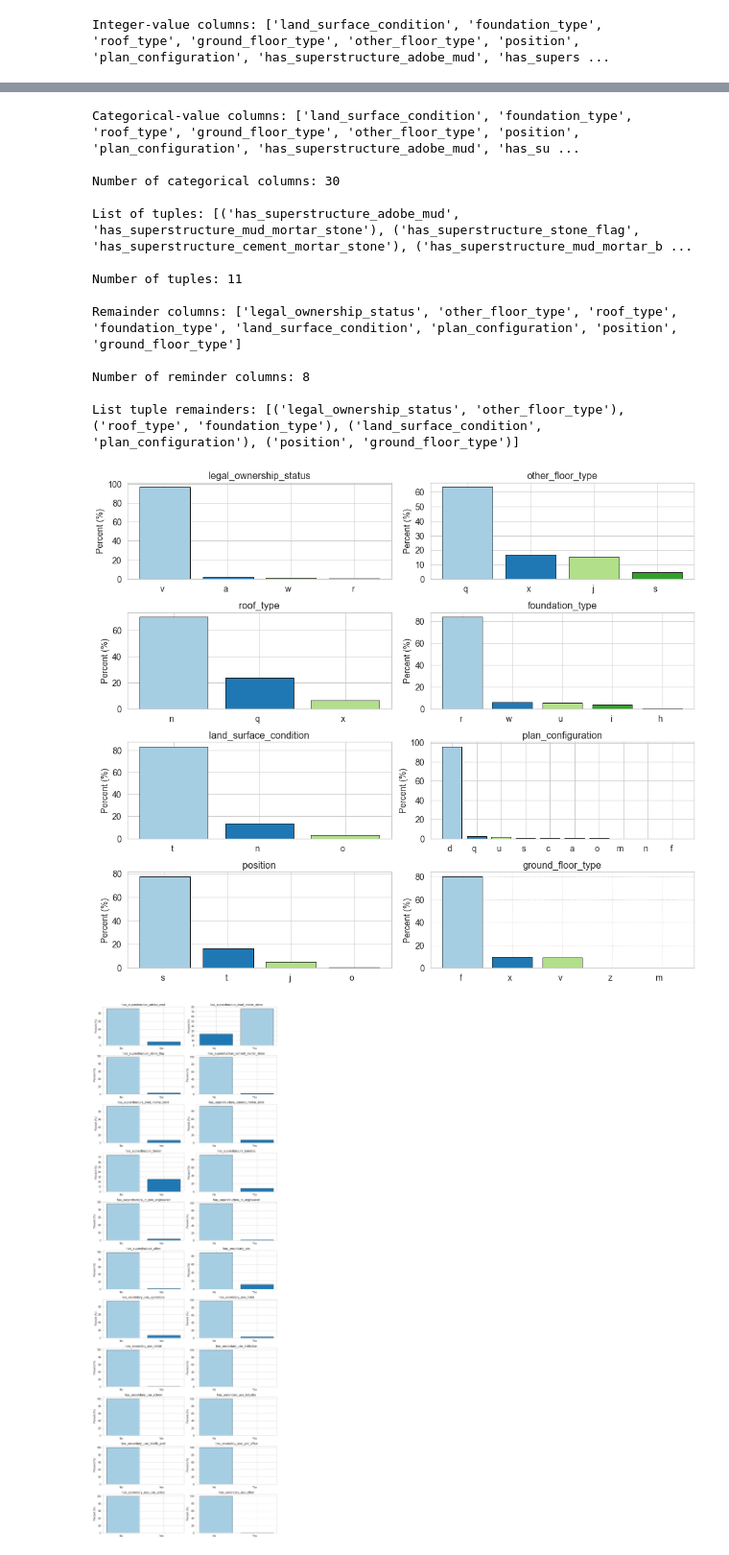
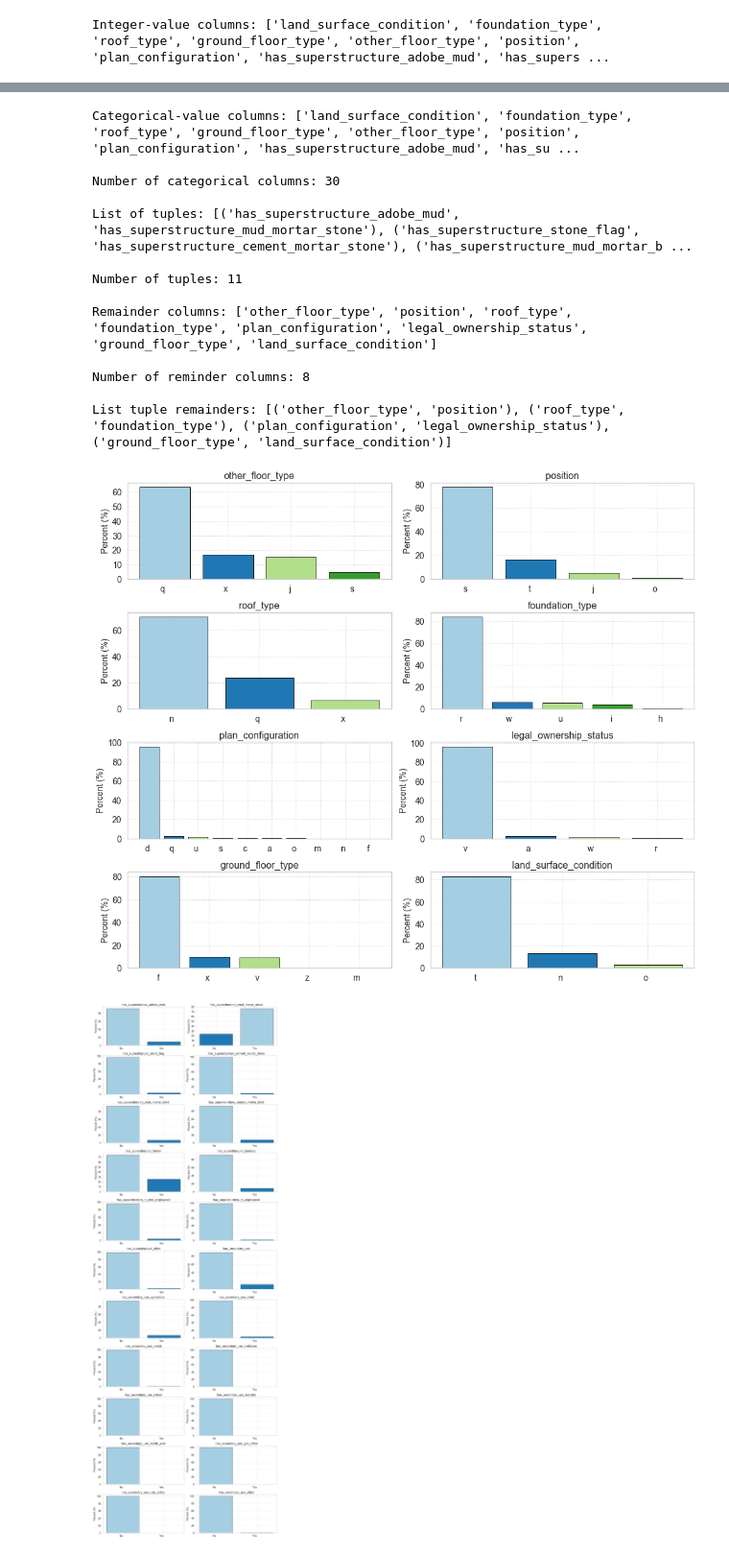
Before and after one commit to capac/scikit-learn-exercises, a Jupyter notebook: modeling-earthquake-damage.ipynb, the cells around one changed output, grey strips where cells are left out. Shown at 96% size. Drawn from its saved outputs; the diff is of its cells as text; code cells hidden in the pictures.

```diff
--- a/modeling-earthquake-damage.ipynb
+++ b/modeling-earthquake-damage.ipynb
@@ -150,13 +151,14 @@ print(f'Integer-value columns: {list(cat_attrib)}')
 # %% [output]
 Integer-value columns: ['land_surface_condition', 'foundation_type', 'roof_type', 'ground_floor_type', 'other_floor_type', 'position', 'plan_configuration', 'has_superstructure_adobe_mud', 'has_supers ...
 # %%
+t0 = time()
 sns.set(style='whitegrid', color_codes=True)
 color_ref = 'cornflowerblue'
 g = sns.pairplot(train_values_df, x_vars=num_attrib[4:9], y_vars=num_attrib[4:9], height=2.6, aspect=1.2, \
                  kind='reg', diag_kind='hist', markers='+', diag_kws={'color': color_ref}, \
                  plot_kws={'line_kws': {'color': 'black'}, 'scatter_kws': {'alpha': 0.1, 'color': color_ref}})
 xlabels, ylabels = [], []
-label_font_size = 12
+label_font_size = 14
 
 for ax in g.axes[-1,:]:
     xlabel = ax.xaxis.get_label_text()
@@ -174,5 +176,6 @@ for i in range(len(xlabels)):
         g.axes[j, i].yaxis.label.set_size(label_font_size)
         g.axes[j, i].tick_params(axis='y', which='major', labelsize=label_font_size)
 
-plt.tight_layout();
+plt.tight_layout()
+print(f'Time elasped: {time() - t0:.4f} sec');
 # %% [output]
@@ -182,7 +186,7 @@ print(f'Categorical-value columns: {list(cat_attrib)}\n')
 print(f'Number of categorical columns: {len(cat_attrib)}\n')
 
 list_tuple_binary_cat_attrib = [(binary_cat_attrib[i], binary_cat_attrib[j]) for i, j in \
-                             zip(range(0, len(binary_cat_attrib)-1, 2), range(1, len(binary_cat_attrib), 2))]
+                                zip(range(0, len(binary_cat_attrib)-1, 2), range(1, len(binary_cat_attrib), 2))]
 print(f'List of tuples: {list_tuple_binary_cat_attrib}\n')
 print(f'Number of tuples: {len(list_tuple_binary_cat_attrib)}\n')
 
@@ -202,11 +206,11 @@ List of tuples: [('has_superstructure_adobe_mud', 'has_superstructure_mud_mortar
 
 Number of tuples: 11
 
-Remainder columns: ['legal_ownership_status', 'other_floor_type', 'roof_type', 'foundation_type', 'land_surface_condition', 'plan_configuration', 'position', 'ground_floor_type']
+Remainder columns: ['other_floor_type', 'position', 'roof_type', 'foundation_type', 'plan_configuration', 'legal_ownership_status', 'ground_floor_type', 'land_surface_condition']
 
 Number of reminder columns: 8
 
-List tuple remainders: [('legal_ownership_status', 'other_floor_type'), ('roof_type', 'foundation_type'), ('land_surface_condition', 'plan_configuration'), ('position', 'ground_floor_type')]
+List tuple remainders: [('other_floor_type', 'position'), ('roof_type', 'foundation_type'), ('plan_configuration', 'legal_ownership_status'), ('ground_floor_type', 'land_surface_condition')]
 # %%
 def bar_plot(ax, df, col):
     for i in range(0, 2):
@@ -221,15 +225,15 @@ def bar_plot(ax, df, col):
         plt.setp(ax[i].get_yticklabels(), fontsize=14)
         ax[i].set_ylabel('Percent (%)', fontsize=14)
         ax[i].set_title(col[i], fontsize=16)
-        plt.grid(True, linestyle=':');
+        ax[i].grid(True, linestyle=':');
 # %%
 fig, axes = plt.subplots(nrows=4, ncols=2, figsize=(14, 12))
 colors = plt.cm.Paired.colors
 for ax, col in zip(axes, list_tuple_remainders):
     bar_plot(ax, train_values_df, col)
-fig.tight_layout()
+plt.tight_layout()
 # %% [output]
-[figure, old version]
+[figure, new version]
 # %%
 fig, axes = plt.subplots(nrows=11, ncols=2, figsize=(14, 40))
 colors = plt.cm.Paired.colors
```
Also changed, not shown: parts of 13 cells of this notebook.
